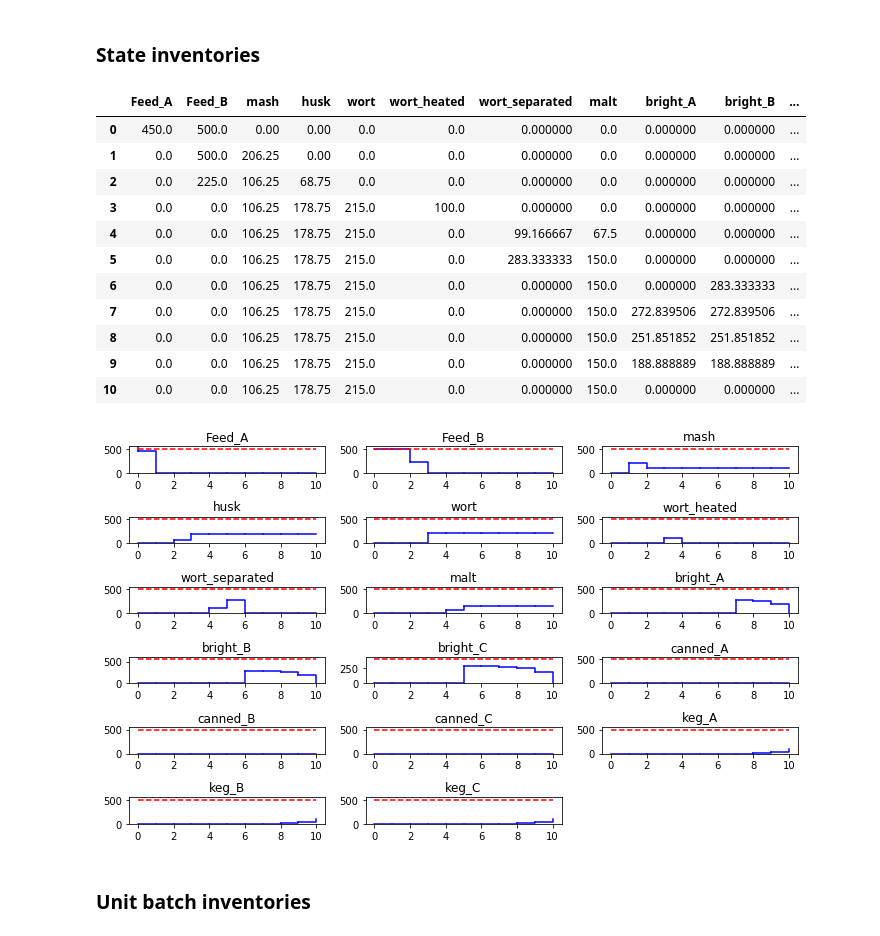
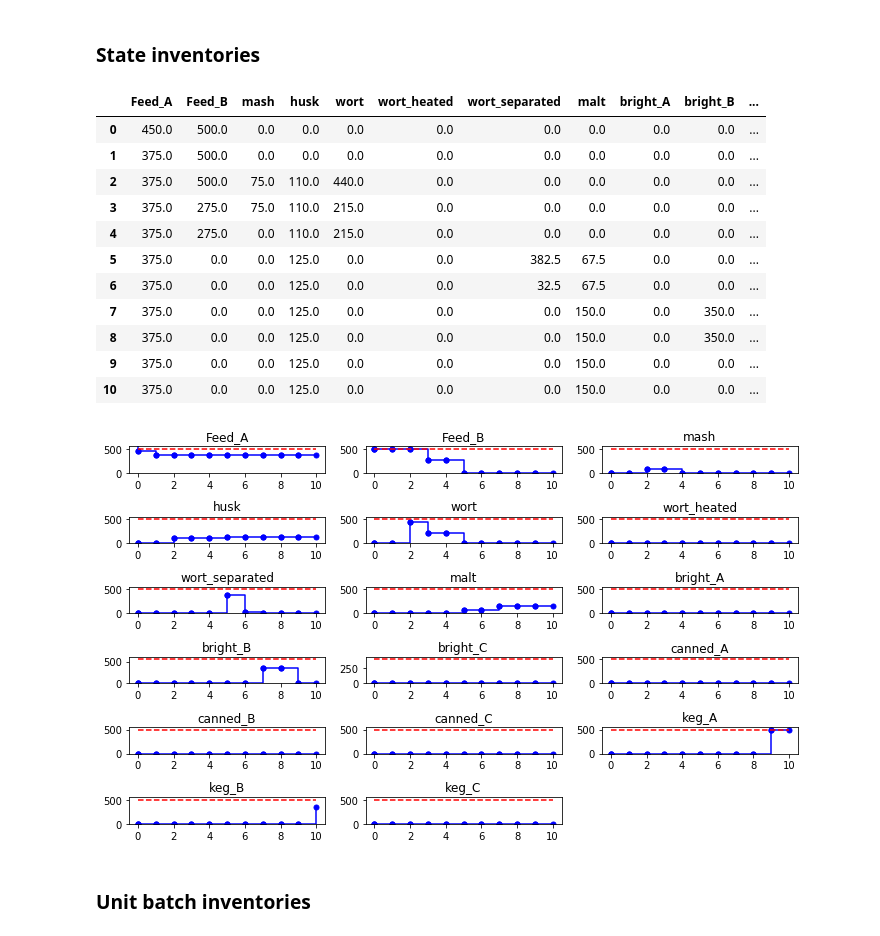
Before and after one commit to noahwamble/Process_Ops_Final_Project, a Jupyter notebook: brewery_scheduler.ipynb, the cells around one changed output. Cells and saved outputs as stored; diff of their text form; code cells hidden in the pictures.

```diff
--- a/brewery_scheduler.ipynb
+++ b/brewery_scheduler.ipynb
@@ -164,15 +164,15 @@ brewery = {
         ('wort_separated',    'Reaction_C'): {'rho': 1},
 
         #we want it such that any product can go into any bright tank as it is just a holding tank
-        ('bright_A',    'can_line'): {'rho': 1},
-        ('bright_B',    'can_line'): {'rho': 1},
-        ('bright_C',    'can_line'): {'rho': 1},
+        ('bright_A',    'can_line_A'): {'rho': 1},
+        ('bright_B',    'can_line_B'): {'rho': 1},
+        ('bright_C',    'can_line_C'): {'rho': 1},
 #         ('pre_packaged_A',    'can_line'): {'rho': 0.4},
 #         ('pre_packaged_B',    'can_line'): {'rho': 0.4},
 #         ('pre_packaged_C',    'can_line'): {'rho': 0.4},
-        ('bright_A',    'keg_line'): {'rho': 1},
-        ('bright_B',    'keg_line'): {'rho': 1},
-        ('bright_C',    'keg_line'): {'rho': 1},
+        ('bright_A',    'keg_line_A'): {'rho': 1},
+        ('bright_B',    'keg_line_B'): {'rho': 1},
+        ('bright_C',    'keg_line_C'): {'rho': 1},
     },
 
     # task-to-state arcs indexed by (task, state)
@@ -196,13 +196,13 @@ brewery = {
 #         ('bright_holding_B', 'pre_packaged_B'): {'dur': .1, 'rho': 1},
 #         ('bright_holding_C', 'pre_packaged_C'): {'dur': .1, 'rho': 1},
 #         #canning operation
-        ('can_line', 'canned_A')   : {'dur': 1, 'rho': 1},
-        ('can_line', 'canned_B')   : {'dur': 1, 'rho': 1},
-        ('can_line', 'canned_C')   : {'dur': 1, 'rho': 1},
+        ('can_line_A', 'canned_A')   : {'dur': 1, 'rho': 1},
+        ('can_line_B', 'canned_B')   : {'dur': 1, 'rho': 1},
+        ('can_line_C', 'canned_C')   : {'dur': 1, 'rho': 1},
         #Kegging operationg
-        ('keg_line', 'keg_C')   : {'dur': 1, 'rho': 1},
-        ('keg_line', 'keg_B')   : {'dur': 1, 'rho': 1},
-        ('keg_line', 'keg_A')   : {'dur': 1, 'rho': 1},
+        ('keg_line_C', 'keg_C')   : {'dur': 1, 'rho': 1},
+        ('keg_line_B', 'keg_B')   : {'dur': 1, 'rho': 1},
+        ('keg_line_A', 'keg_A')   : {'dur': 1, 'rho': 1},
     },
 
     # unit data indexed by (unit, task)
@@ -233,8 +233,14 @@ brewery = {
 #         ('bright_tank2', 'bright_holding_C'): {'Bmin': 0, 'Bmax':  80, 'Cost': 1, 'vCost': 0, 'Tclean': 0},
 
 #         #there is only one keg line and only one can line
-        ('canner', 'can_line'): {'Bmin': 0, 'Bmax':  550, 'Cost': 5, 'vCost': 0, 'Tclean': 0},
-        ('kegger', 'keg_line'): {'Bmin': 0, 'Bmax':  550, 'Cost': 5, 'vCost': 0, 'Tclean': 0},
+        ('canner', 'can_line_A'): {'Bmin': 0, 'Bmax':  550, 'Cost': 5, 'vCost': 0, 'Tclean': 0},
+        ('canner', 'can_line_B'): {'Bmin': 0, 'Bmax':  550, 'Cost': 5, 'vCost': 0, 'Tclean': 0},
+        ('canner', 'can_line_C'): {'Bmin': 0, 'Bmax':  550, 'Cost': 5, 'vCost': 0, 'Tclean': 0},
+
+        ('kegger', 'keg_line_A'): {'Bmin': 0, 'Bmax':  550, 'Cost': 5, 'vCost': 0, 'Tclean': 0},
+        ('kegger', 'keg_line_B'): {'Bmin': 0, 'Bmax':  550, 'Cost': 5, 'vCost': 0, 'Tclean': 0},
+        ('kegger', 'keg_line_C'): {'Bmin': 0, 'Bmax':  550, 'Cost': 5, 'vCost': 0, 'Tclean': 0},
+
 
 
     },
@@ -378,8 +384,8 @@ model.Cost = Var(domain=NonNegativeReals)
 model.costc = Constraint(expr = model.Cost == sum([UNIT_TASKS[(j,i)]['Cost']*model.W[i,j,t] +
         UNIT_TASKS[(j,i)]['vCost']*model.B[i,j,t] for i in TASKS for j in K[i] for t in TIME]))
 
-# model.obj = Objective(expr = model.Value - model.Cost, sense = maximize)
-model.obj = Objective(expr = sum(model.S['keg_C',t] + model.S['keg_B',t] + model.S['keg_C',t] for t in TIME), sense = maximize)
+model.obj = Objective(expr = model.Value - model.Cost, sense = maximize)
+# model.obj = Objective(expr = sum(model.S['keg_C',t] + model.S['keg_B',t] + model.S['keg_C',t] for t in TIME), sense = maximize)
 # model.obj = Objective(expr = sum(model.S['keg_A',t] for t in TIME), sense = maximize)
 
 # model.S.pprint()
@@ -515,32 +521,32 @@ UnitAssignment
 pd.DataFrame([[model.S[s,t]() for s in STATES.keys()] for t in TIME], columns = STATES.keys(), index = TIME)
 # %% [output]
 |  | Feed_A | Feed_B | mash | husk | wort | wort_heated | wort_separated | malt | bright_A | bright_B | ... |
-| 0 | 450.0 | 500.0 | 0.00 | 0.00 | 0.0 | 0.0 | 0.000000 | 0.0 | 0.000000 | 0.000000 | ... |
-| 1 | 0.0 | 500.0 | 206.25 | 0.00 | 0.0 | 0.0 | 0.000000 | 0.0 | 0.000000 | 0.000000 | ... |
-| 2 | 0.0 | 225.0 | 106.25 | 68.75 | 0.0 | 0.0 | 0.000000 | 0.0 | 0.000000 | 0.000000 | ... |
-| 3 | 0.0 | 0.0 | 106.25 | 178.75 | 215.0 | 100.0 | 0.000000 | 0.0 | 0.000000 | 0.000000 | ... |
-| 4 | 0.0 | 0.0 | 106.25 | 178.75 | 215.0 | 0.0 | 99.166667 | 67.5 | 0.000000 | 0.000000 | ... |
-| 5 | 0.0 | 0.0 | 106.25 | 178.75 | 215.0 | 0.0 | 283.333333 | 150.0 | 0.000000 | 0.000000 | ... |
-| 6 | 0.0 | 0.0 | 106.25 | 178.75 | 215.0 | 0.0 | 0.000000 | 150.0 | 0.000000 | 283.333333 | ... |
-| 7 | 0.0 | 0.0 | 106.25 | 178.75 | 215.0 | 0.0 | 0.000000 | 150.0 | 272.839506 | 272.839506 | ... |
-| 8 | 0.0 | 0.0 | 106.25 | 178.75 | 215.0 | 0.0 | 0.000000 | 150.0 | 251.851852 | 251.851852 | ... |
-| 9 | 0.0 | 0.0 | 106.25 | 178.75 | 215.0 | 0.0 | 0.000000 | 150.0 | 188.888889 | 188.888889 | ... |
-| 10 | 0.0 | 0.0 | 106.25 | 178.75 | 215.0 | 0.0 | 0.000000 | 150.0 | 0.000000 | 0.000000 | ... |
+| 0 | 450.0 | 500.0 | 0.0 | 0.0 | 0.0 | 0.0 | 0.0 | 0.0 | 0.0 | 0.0 | ... |
+| 1 | 375.0 | 500.0 | 0.0 | 0.0 | 0.0 | 0.0 | 0.0 | 0.0 | 0.0 | 0.0 | ... |
+| 2 | 375.0 | 500.0 | 75.0 | 110.0 | 440.0 | 0.0 | 0.0 | 0.0 | 0.0 | 0.0 | ... |
+| 3 | 375.0 | 275.0 | 75.0 | 110.0 | 215.0 | 0.0 | 0.0 | 0.0 | 0.0 | 0.0 | ... |
+| 4 | 375.0 | 275.0 | 0.0 | 110.0 | 215.0 | 0.0 | 0.0 | 0.0 | 0.0 | 0.0 | ... |
+| 5 | 375.0 | 0.0 | 0.0 | 125.0 | 0.0 | 0.0 | 382.5 | 67.5 | 0.0 | 0.0 | ... |
+| 6 | 375.0 | 0.0 | 0.0 | 125.0 | 0.0 | 0.0 | 32.5 | 67.5 | 0.0 | 0.0 | ... |
+| 7 | 375.0 | 0.0 | 0.0 | 125.0 | 0.0 | 0.0 | 0.0 | 150.0 | 0.0 | 350.0 | ... |
+| 8 | 375.0 | 0.0 | 0.0 | 125.0 | 0.0 | 0.0 | 0.0 | 150.0 | 0.0 | 350.0 | ... |
+| 9 | 375.0 | 0.0 | 0.0 | 125.0 | 0.0 | 0.0 | 0.0 | 150.0 | 0.0 | 0.0 | ... |
+| 10 | 375.0 | 0.0 | 0.0 | 125.0 | 0.0 | 0.0 | 0.0 | 150.0 | 0.0 | 0.0 | ... |
 # %%
 plt.figure(figsize=(10,6))
 for (s,idx) in zip(STATES.keys(),range(0,len(STATES.keys()))):
     plt.subplot(ceil(len(STATES.keys())/3),3,idx+1)
     tlast,ylast = 0,STATES[s]['initial']
     for (t,y) in zip(list(TIME),[model.S[s,t]() for t in TIME]):
         plt.plot([tlast,t,t],[ylast,ylast,y],'b')
-        #plt.plot([tlast,t],[ylast,y],'b.',ms=10)
+        plt.plot([tlast,t],[ylast,y],'b.',ms=10)
         tlast,ylast = t,y
     plt.ylim(0,1.1*C[s])
     plt.plot([0,H],[C[s],C[s]],'r--')
     plt.title(s)
 plt.tight_layout()
 # %% [output]
-[figure, old version]
+[figure, new version]
 # %% [markdown]
 ### Unit batch inventories
 # %%
```
Also changed, not shown: parts of 6 cells of this notebook.
